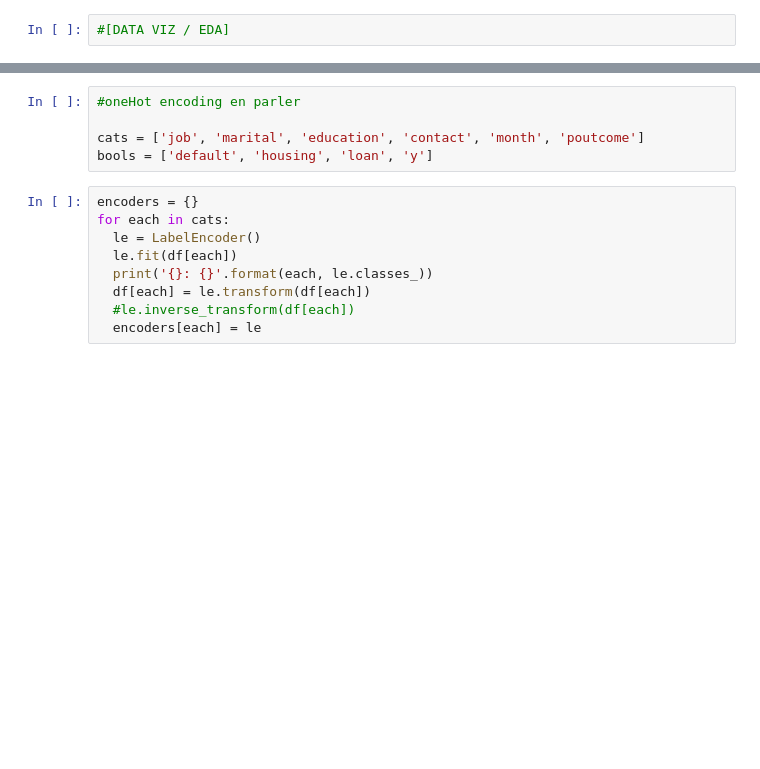
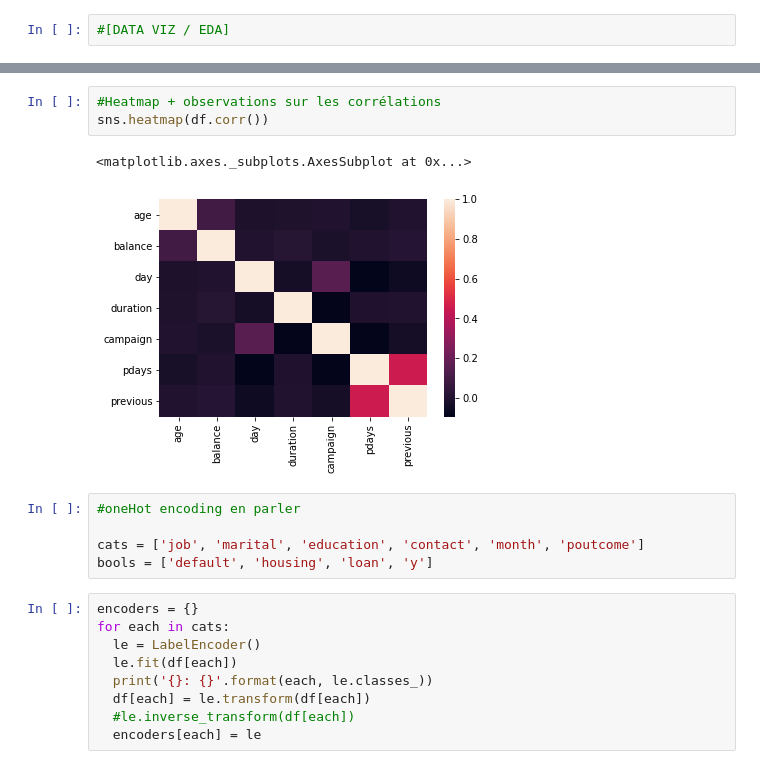
Before and after one commit to Q-Pi/ML, a Jupyter notebook: Supervised/semaine2/projet/Projet.ipynb, the cells around one changed output, grey strips where cells are left out. Drawn from its saved outputs; the diff is of its cells as text; blank space fills up the shorter version.

```diff
--- a/Supervised/semaine2/projet/Projet.ipynb
+++ b/Supervised/semaine2/projet/Projet.ipynb
@@ -65,3 +113,9 @@ Output variable (desired target):
+# %%
+#Heatmap + observations sur les corrélations
+sns.heatmap(df.corr())
+# %% [output]
+<matplotlib.axes._subplots.AxesSubplot at 0x...>
+[figure, added]
 # %%
 #oneHot encoding en parler
 
```
Also changed, not shown: parts of 24 cells of this notebook, 4 other files.
